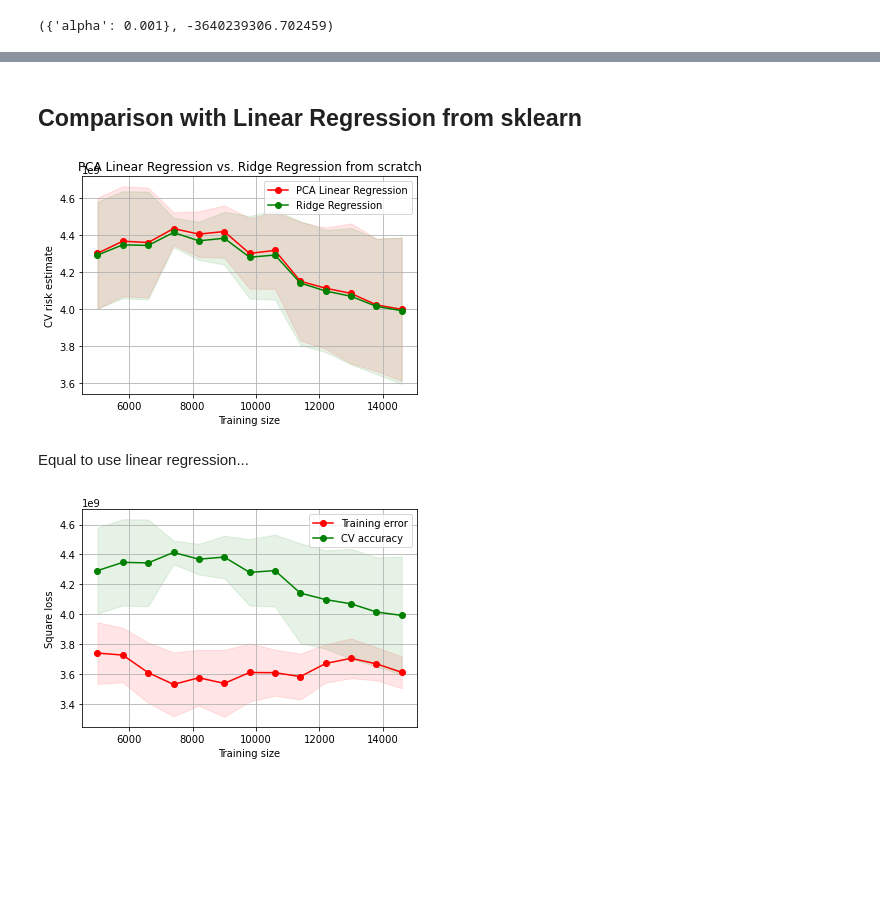
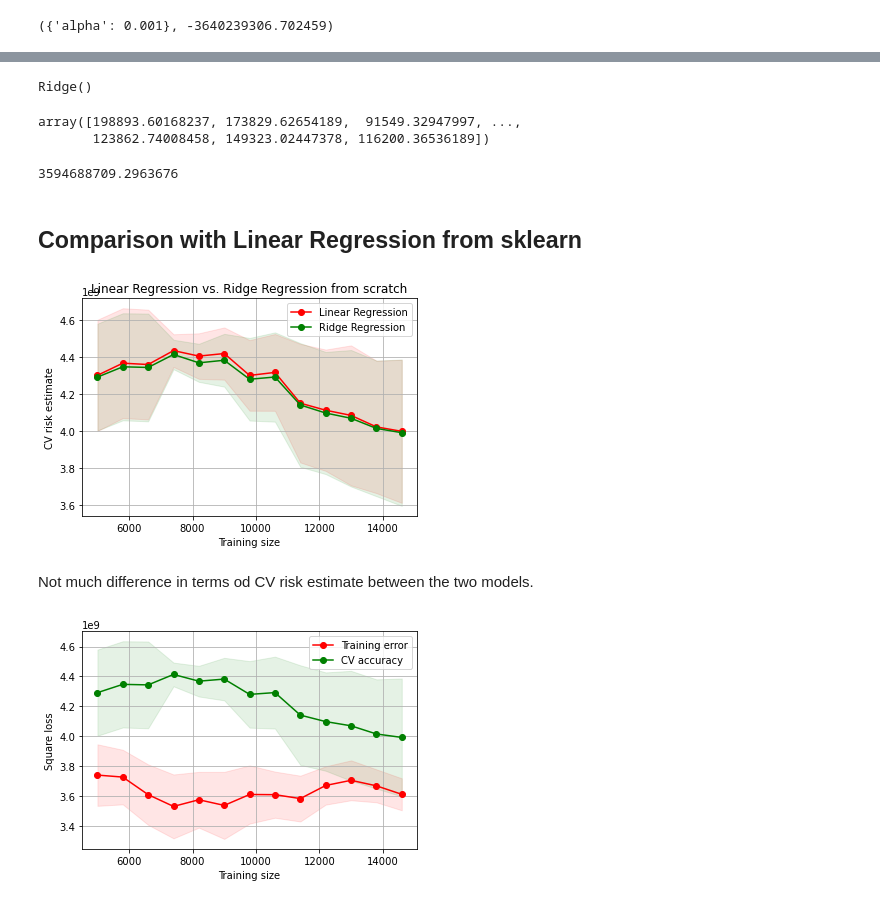
Before and after one commit to martinaviggiano/ml_project, a Jupyter notebook: Machine Learning Project.ipynb, the cells around one changed output, grey strips where cells are left out. Cells and saved outputs as stored; diff of their text form; code cells hidden in the pictures; blank space fills up the shorter version.

```diff
--- a/Machine Learning Project.ipynb
+++ b/Machine Learning Project.ipynb
@@ -531,7 +536,21 @@ Fitting 5 folds for each of 10 candidates, totalling 50 fits
+# %%
+rid = Ridge(alpha=1.0, normalize = False)
+rid.fit(X_train, y_train)
+# %% [output]
+Ridge()
+# %%
+rid.predict(X_test)
+# %% [output]
+array([198893.60168237, 173829.62654189,  91549.32947997, ...,
+       123862.74008458, 149323.02447378, 116200.36536189])
+# %%
+mean_squared_error(y_test, rid.predict(X_test))
+# %% [output]
+3594688709.2963676
 # %% [markdown]
 ## Comparison with Linear Regression from sklearn
 # %%
-lin_reg = LinearRegression(normalize=True)
+lin_reg = LinearRegression()
 
 sizes = range(5000, 14856, 800)
 l_train_size, l_train_score, l_val_score = learning_curve(lin_reg,
@@ -539,29 +558,31 @@ l_train_size, l_train_score, l_val_score = learning_curve(lin_reg,
 r_train_size, r_train_score, r_val_score = learning_curve(MyRidge(),
                                                           X_scaled, y, train_sizes=sizes, cv=5, scoring='neg_mean_squared_error')
 # %%
-plt.title('PCA Linear Regression vs. Ridge Regression from scratch')
+lin_rid = plt.figure()
+plt.title('Linear Regression vs. Ridge Regression from scratch')
 l_val_score_mean = -np.mean(l_val_score, axis=1)
 l_val_score_std = np.std(l_val_score, axis=1)
 r_val_score_mean = -np.mean(r_val_score, axis=1)
 r_val_score_std = np.std(r_val_score, axis=1)
 plt.grid()
 plt.fill_between(sizes, l_val_score_mean - l_val_score_std,
                  l_val_score_mean + l_val_score_std, alpha=0.1,
                  color="r")
 plt.fill_between(sizes, r_val_score_mean - r_val_score_std,
                  r_val_score_mean + r_val_score_std, alpha=0.1, color="g")
 plt.plot(sizes, l_val_score_mean, 'o-', color="r",
-         label="PCA Linear Regression")
+         label="Linear Regression")
 plt.plot(sizes, r_val_score_mean, 'o-', color="g",
          label="Ridge Regression")
 plt.legend()
 plt.xlabel("Training size")
 plt.ylabel("CV risk estimate")
 plt.show()
+lin_rid.savefig("images\Linear and Ridge.png")
 # %% [output]
-[figure, old version]
+[figure, new version]
-# %% [markdown]
-Equal to use linear regression...
+# %% [markdown]
+Not much difference in terms od CV risk estimate between the two models.
 # %%
 sizes = range(5000, 14856, 800)
 learner = MyRidge()
```
Also changed, not shown: parts of 15 cells of this notebook, 4 other files.
